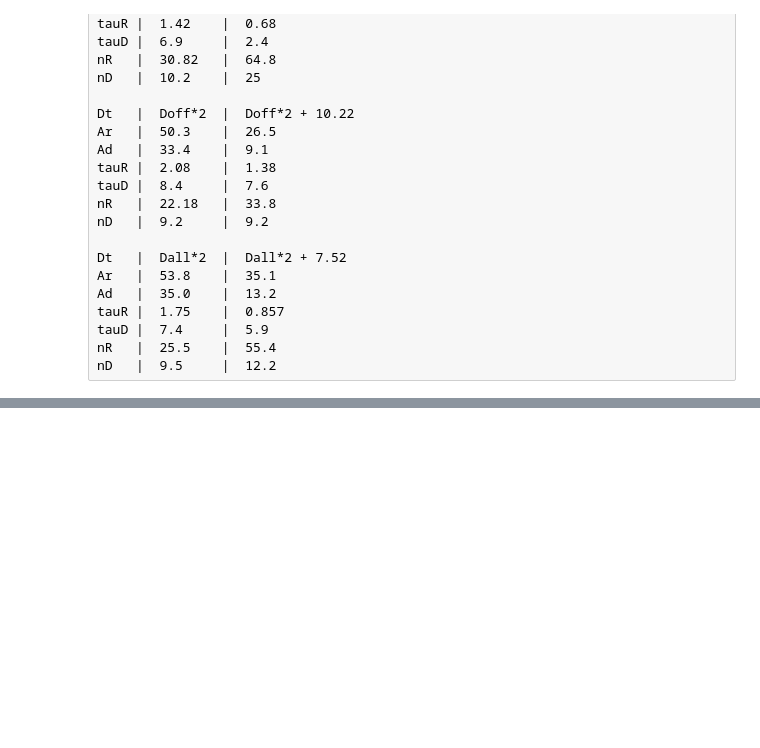
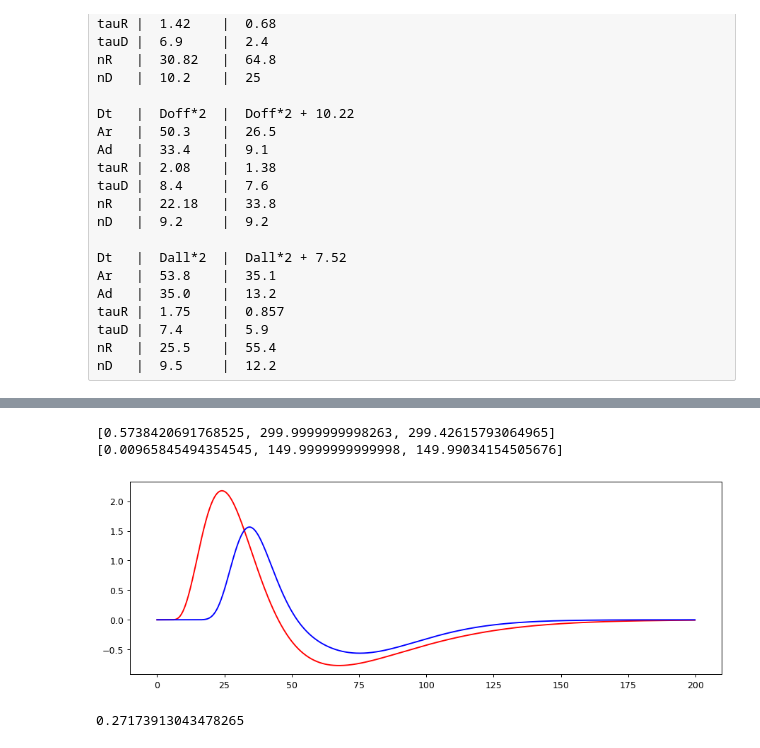
Before and after one commit to g13/patchV1, a Jupyter notebook: LGN_kernel.ipynb, the cells around one changed output, grey strips where cells are left out. Saved outputs shown, nothing was run; the diff lists cells and outputs as text; code cells hidden in the pictures; blank space fills up the shorter version.

```diff
--- a/LGN_kernel.ipynb
+++ b/LGN_kernel.ipynb
@@ -497,0 +530,17 @@ Dt_all = Ds + Dt_PallS - Dall
+# %%
+Ar_all = 30
+Ad_all = 30
+tauR_all = 2.5
+tauD_all = 7
+nR_all = 10
+nD_all = 10
+Dt_all = 12
+plotKernel(Ar_all, Ad_all, tauR_all, tauD_all, nR_all, nD_all, Dt_all, 0, Kt0, t, ax, ':g', 'b')
+# %% [output]
+[0.5738420691768525, 299.9999999998263, 299.42615793064965]
+[0.00965845494354545, 149.9999999999998, 149.99034154505676]
+[figure, added]
+# %%
+2.5/9.2
+# %% [output]
+0.27173913043478265
```
Also changed, not shown: parts of 4 cells of this notebook, 2 other files.
